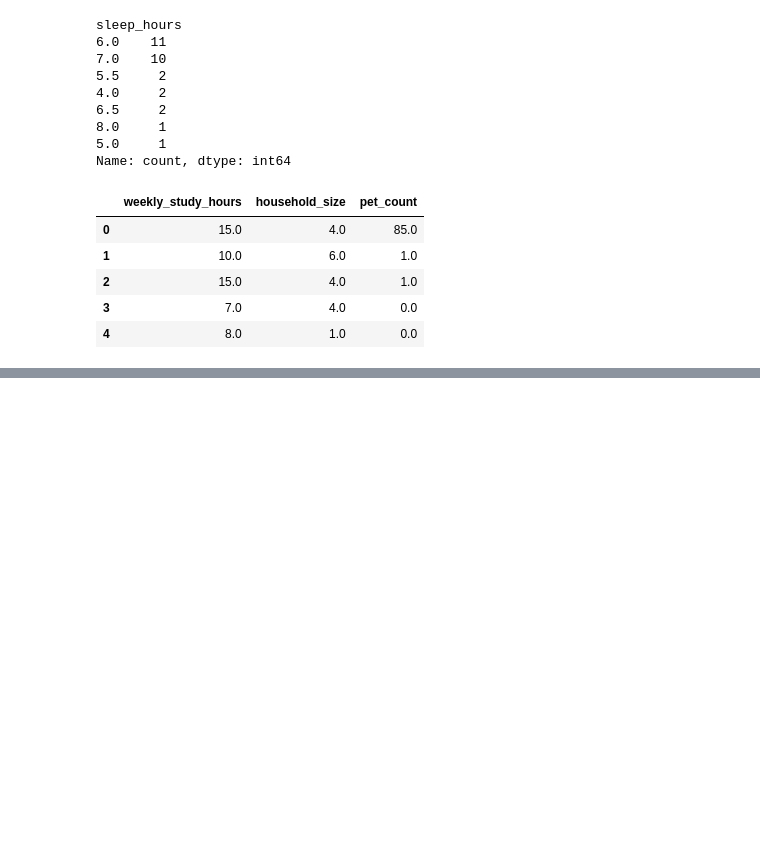
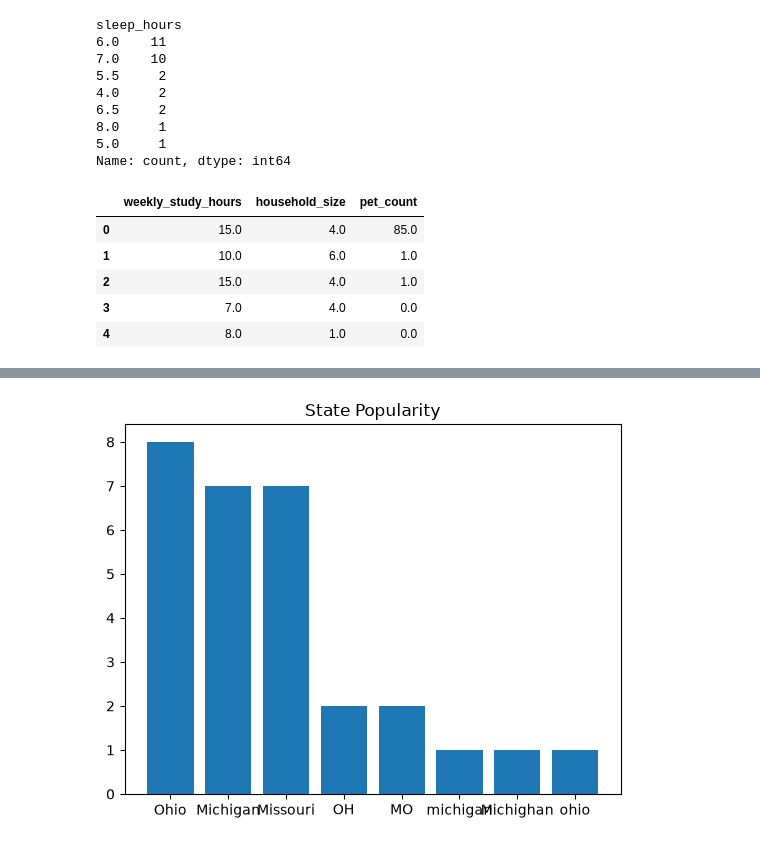
Before and after one commit to BelindaGyeduaa/differing_plots, a Jupyter notebook: class_eda.ipynb, the cells around one changed output, grey strips where cells are left out. Saved outputs shown, nothing was run; the diff lists cells and outputs as text; code cells hidden in the pictures; blank space fills up the shorter version.

```diff
--- a/class_eda.ipynb
+++ b/class_eda.ipynb
@@ -339,0 +348,8 @@ df[['weekly_study_hours', 'household_size', 'pet_count']].head()
+# %%
+state = df['state'].value_counts()
+
+plt.bar(state.index, state)
+plt.title('State Popularity')
+plt.show()
+# %% [output]
+[figure, added]
```
Also changed, not shown: parts of 3 cells of this notebook.
